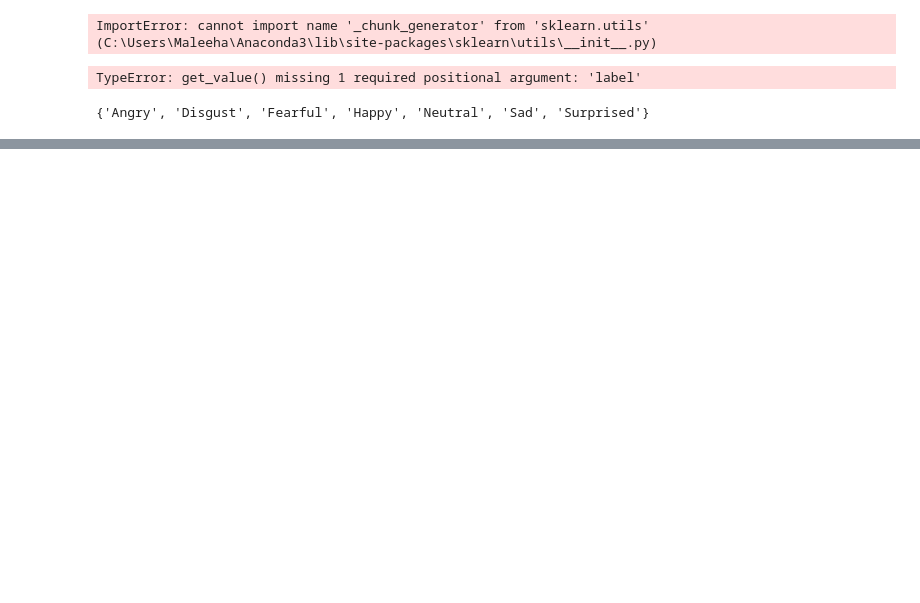
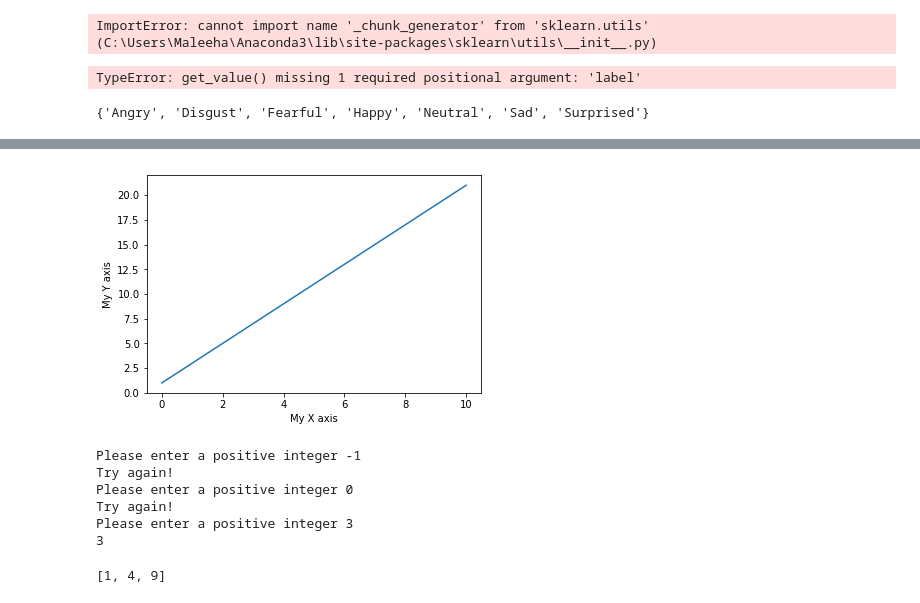
Before and after one commit to RezwanM/ASDEmotionRecognition, a Jupyter notebook: Speech Model/SVM/ML_Project_Final_8.ipynb, the cells around one changed output, grey strips where cells are left out. Drawn from its saved outputs; the diff is of its cells as text; code cells hidden in the pictures; blank space fills up the shorter version.

```diff
--- a/Speech Model/SVM/ML_Project_Final_8.ipynb
+++ b/Speech Model/SVM/ML_Project_Final_8.ipynb
@@ -426,0 +459,52 @@ set(y_test)
+# %%
+import matplotlib.pyplot as plt
+import numpy as np
+
+# Define an object 'fig'. The method 'figure()' generate a figure.
+fig = plt.figure()
+
+# Use Numpy's 'linspace()' method to produce 10 values in the range 0 to 10.
+x = np.linspace(0, 10, 10)
+# Define a straight-line equation for y.
+y = 2*x + 1
+
+# This creates the plot.
+plt.plot(x,y)
+# Label the axes.
+plt.xlabel('My X axis')
+plt.ylabel('My Y axis')
+
+# To show plot in Jupyter Notebook.
+plt.show()
+
+# Save plot as PNG file.
+fig.savefig('Straight Line Plot.png')
+# %% [output]
+[figure, added]
+# %%
+# scanf in Python
+i = 4
+while i < 5:
+    a = input("Please enter a positive integer ")
+    a = int(a)
+    if a<=0:
+        print("Try again!")
+    else:
+        print(a)
+        break
+# %% [output]
+Please enter a positive integer -1
+Try again!
+Please enter a positive integer 0
+Try again!
+Please enter a positive integer 3
+3
+# %%
+# Square numbers in a list
+r = [1,2,3]
+l = [0]*3
+for i in range(0,3):
+    l[i] = r[i]*r[i]
+print(l)
+# %% [output]
+[1, 4, 9]
```
Also changed, not shown: parts of 15 cells of this notebook.
